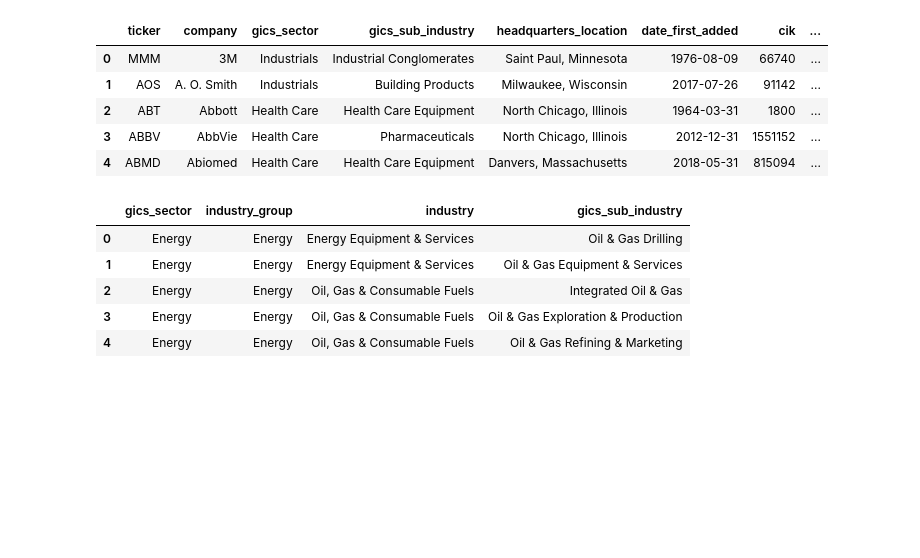
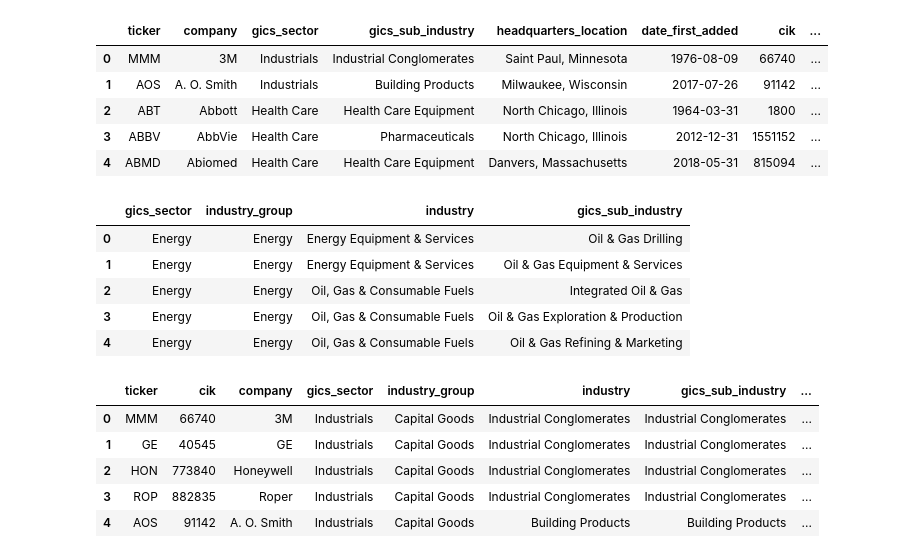
Before and after one commit to razielar/S-P500-time-series-forecasting, a Jupyter notebook: data_retrieve/retrieve.sp500.companies.ipynb, the cells around one changed output. Saved outputs shown, nothing was run; the diff lists cells and outputs as text; code cells hidden in the pictures; blank space fills up the shorter version.

```diff
--- a/data_retrieve/retrieve.sp500.companies.ipynb
+++ b/data_retrieve/retrieve.sp500.companies.ipynb
@@ -129,4 +135,13 @@ merged_df= merged_df[['ticker', 'cik', 'company', 'gics_sector', 'industry_group
 data_path= '../data/'
 filename = 'sp500.companies.csv'
 merged_df.to_csv(data_path+filename, header=True, index=False, encoding='utf-8')
+# %%
+merged_df.head()
+# %% [output]
+|  | ticker | cik | company | gics_sector | industry_group | industry | gics_sub_industry | ... |
+| 0 | MMM | 66740 | 3M | Industrials | Capital Goods | Industrial Conglomerates | Industrial Conglomerates | ... |
+| 1 | GE | 40545 | GE | Industrials | Capital Goods | Industrial Conglomerates | Industrial Conglomerates | ... |
+| 2 | HON | 773840 | Honeywell | Industrials | Capital Goods | Industrial Conglomerates | Industrial Conglomerates | ... |
+| 3 | ROP | 882835 | Roper | Industrials | Capital Goods | Industrial Conglomerates | Industrial Conglomerates | ... |
+| 4 | AOS | 91142 | A. O. Smith | Industrials | Capital Goods | Building Products | Building Products | ... |
 # %%
```
Also changed, not shown: parts of 7 cells of this notebook, 2 other files.
